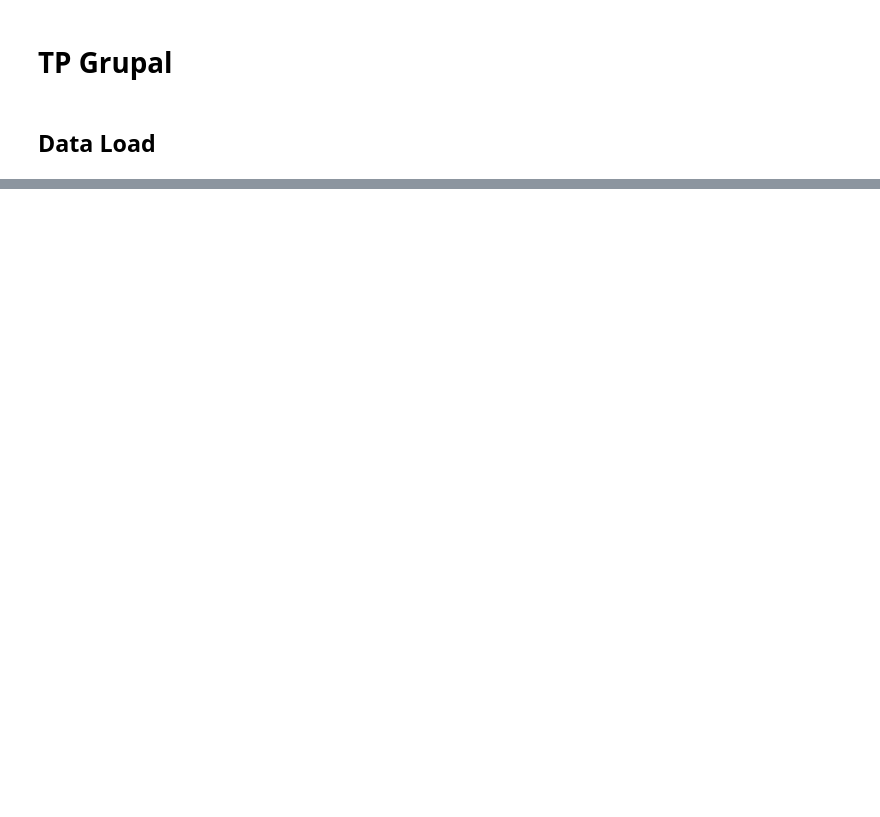
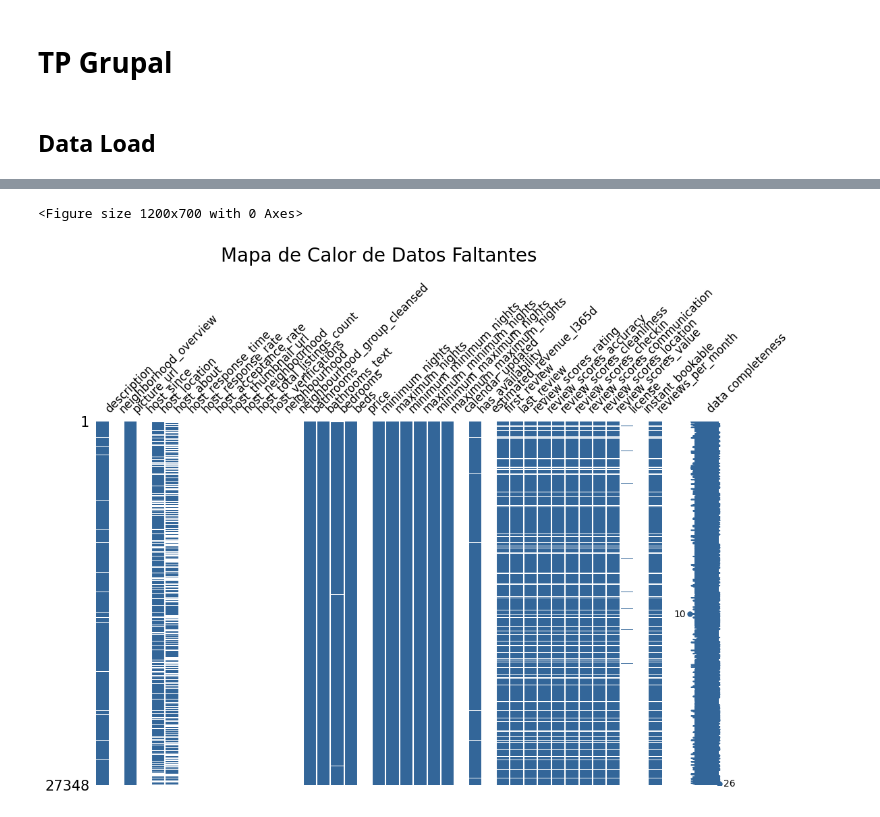
Before and after one commit to AndresMontesDeOca/Analisis-de-Datos, a Jupyter notebook: TP_Grupal.ipynb, the cells around one changed output, grey strips where cells are left out. Saved outputs shown, nothing was run; the diff lists cells and outputs as text; code cells hidden in the pictures; blank space fills up the shorter version.

```diff
--- a/TP_Grupal.ipynb
+++ b/TP_Grupal.ipynb
@@ -39,0 +68,23 @@ None
+# %%
+# Solo columnas con al menos un nulo
+cols_con_nulos = data.columns[data.isnull().any()]
+
+# Configuramos el tamaño de la figura antes de llamar a msno
+plt.figure(figsize=(12, 7))
+
+# Personalizamos la matriz
+# El color (0.2, 0.4, 0.6) es un azul acero elegante
+msno.matrix(data[cols_con_nulos],
+            figsize=(12, 7),
+            color=(0.2, 0.4, 0.6),
+            fontsize=12,
+            sparkline=True,
+            labels=True)
+
+# Agregamos un título profesional con Matplotlib
+plt.title('Mapa de Calor de Datos Faltantes', fontsize=20, pad=20)
+
+plt.show()
+# %% [output]
+<Figure size 1200x700 with 0 Axes>
+[figure, added]
```
Also changed, not shown: parts of 4 cells of this notebook.
